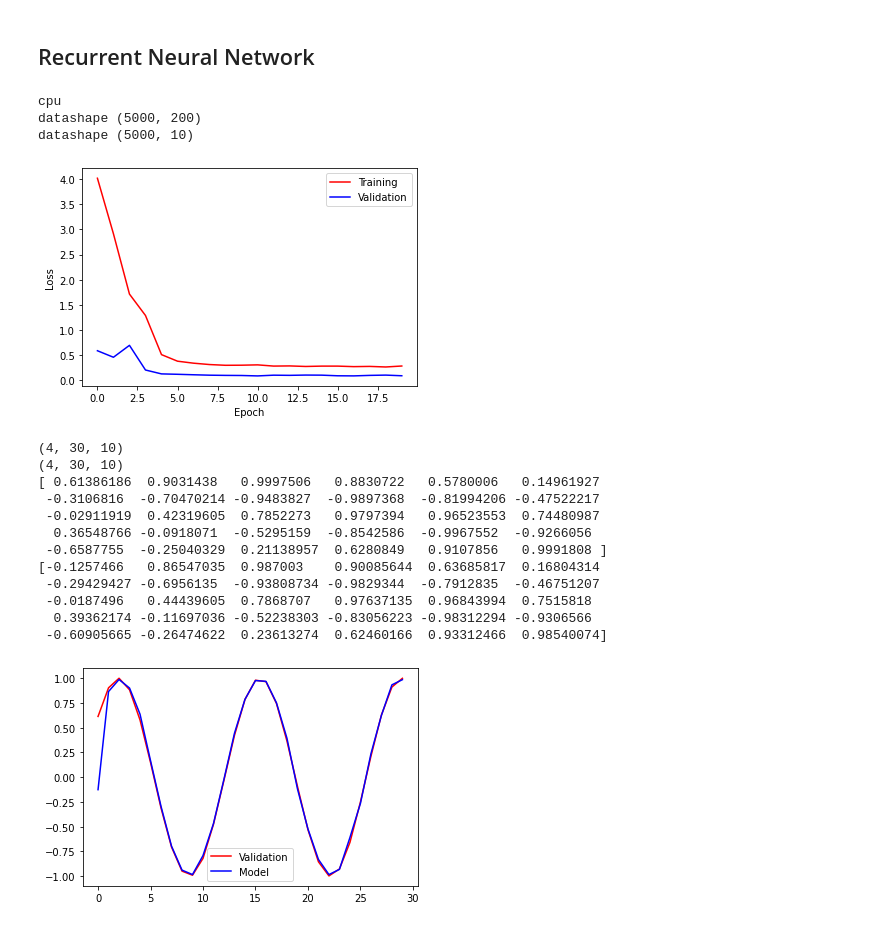
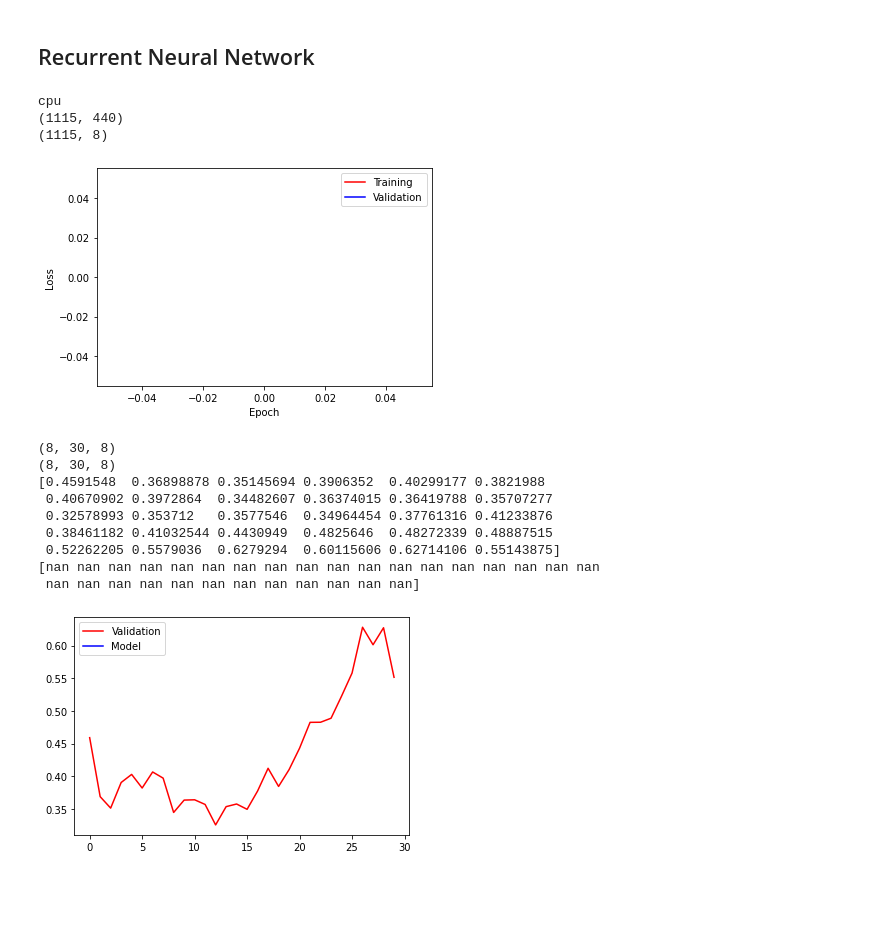
Before and after one commit to kevr35/PY580, a Jupyter notebook: RNN.ipynb, the cells around one changed output. Saved outputs shown, nothing was run; the diff lists cells and outputs as text; code cells hidden in the pictures; blank space fills up the shorter version.

Commit message:
converted data to npy and import to RNN

```diff
--- a/RNN.ipynb
+++ b/RNN.ipynb
@@ -121,17 +155,36 @@ class FinCryptoRNN(nn.Module):
 # y = np.random.rand(5000,10)
 
 # Generate sinusoidal data
-x = np.array([np.sin(np.linspace(0,10,5000)*233)])
-x = np.repeat(x, 200, axis=0)
-x = np.transpose(x)
+# x = np.array([np.sin(np.linspace(0,10,5000)*233)])
+# x = np.repeat(x, 200, axis=0)
+# x = np.transpose(x)
 
-y = np.array([np.cos(np.linspace(0,10,5000)*233)])
-y = np.repeat(y, 10, axis=0)
-y = np.transpose(y)
-print('datashape', x.shape)
-print('datashape', y.shape)
+# y = np.array([np.cos(np.linspace(0,10,5000)*233)])
+# y = np.repeat(y, 10, axis=0)
+# y = np.transpose(y)
+# print('datashape', x.shape)
+# print('datashape', y.shape)
 
-tx, ty, vx, vy = getwindows(x, y, 30, .80)
+# load stock-crypto npy data
+stocks = np.load("./stocks.npy")
+cryptos = np.load("./cryptos.npy")
+# Rescale each stock and crypto
+for i, c in enumerate(stocks):
+	c = c/np.max(c)
+	stocks[i] = c
+	break
+
+for i, c in enumerate(cryptos):
+	c = c/np.max(c)
+	cryptos[i] = c
+	break
+
+stocks = stocks.transpose()
+cryptos = cryptos.transpose()
+print(stocks.shape)
+print(cryptos.shape)
+
+tx, ty, vx, vy = getwindows(stocks, cryptos, 30, .80)
 
 traindataset = StockCryptoDataset(tx, ty)
 valdataset = StockCryptoDataset(vx, vy)
@@ -139,7 +192,7 @@ valdataset = StockCryptoDataset(vx, vy)
 trainloader = DataLoader(traindataset, batch_size=10, shuffle=True)
 valloader = DataLoader(valdataset, batch_size=10, shuffle=True)
 
-model = FinCryptoRNN(200, 10).float()
+model = FinCryptoRNN(n_companies=440, n_crypto=8).float()
 
 mseloss = nn.MSELoss().float()
 optimizer = optim.SGD(model.parameters(), lr=0.1, momentum=0.9)
@@ -167,49 +220,46 @@ for i in tqdm(range(NEPOCHS)):
 	for stock, crypto in valloader:
 		stock = stock.float()
 		crypto = crypto.float()
 		outputs = model(stock)
 		loss = mseloss(outputs, crypto)
 		loss_i += loss.item()
 	vlosses.append(loss_i)
 
 plt.figure()
 plt.plot(tlosses, 'r-', label='Training')
 plt.plot(vlosses, 'b-', label='Validation')
 plt.ylabel("Loss")
 plt.xlabel("Epoch")
 plt.legend()
 plt.show()
 
 crypto = crypto.numpy()
 outputs = outputs.detach().numpy()
 
 print(crypto.shape)
 print(outputs.shape)
 print(crypto[0,:,0])
 print(outputs[0,:,0])
 plt.figure()
 plt.plot(crypto[0,:,0], 'r-', label='Validation')
 plt.plot(outputs[0,:,0], 'b-', label='Model')
 plt.legend()
 plt.show()
 # %% [output]
 cpu
-datashape (5000, 200)
-datashape (5000, 10)
+(1115, 440)
+(1115, 8)
-[figure, old version]
+[figure, new version]
-(4, 30, 10)
-(4, 30, 10)
-[ 0.61386186  0.9031438   0.9997506   0.8830722   0.5780006   0.14961927
- -0.3106816  -0.70470214 -0.9483827  -0.9897368  -0.81994206 -0.47522217
- -0.02911919  0.42319605  0.7852273   0.9797394   0.96523553  0.74480987
-  0.36548766 -0.0918071  -0.5295159  -0.8542586  -0.9967552  -0.9266056
- -0.6587755  -0.25040329  0.21138957  0.6280849   0.9107856   0.9991808 ]
-[-0.1257466   0.86547035  0.987003    0.90085644  0.63685817  0.16804314
- -0.29429427 -0.6956135  -0.93808734 -0.9829344  -0.7912835  -0.46751207
- -0.0187496   0.44439605  0.7868707   0.97637135  0.96843994  0.7515818
-  0.39362174 -0.11697036 -0.52238303 -0.83056223 -0.98312294 -0.9306566
- -0.60905665 -0.26474622  0.23613274  0.62460166  0.93312466  0.98540074]
+(8, 30, 8)
+(8, 30, 8)
+[0.4591548  0.36898878 0.35145694 0.3906352  0.40299177 0.3821988
+ 0.40670902 0.3972864  0.34482607 0.36374015 0.36419788 0.35707277
+ 0.32578993 0.353712   0.3577546  0.34964454 0.37761316 0.41233876
+ 0.38461182 0.41032544 0.4430949  0.4825646  0.48272339 0.48887515
+ 0.52262205 0.5579036  0.6279294  0.60115606 0.62714106 0.55143875]
+[nan nan nan nan nan nan nan nan nan nan nan nan nan nan nan nan nan nan
+ nan nan nan nan nan nan nan nan nan nan nan nan]
-[figure, old version]
+[figure, new version]
 # %%
 for i in range(4):
 	plt.figure()
```
Also changed, not shown: parts of 2 cells of this notebook, 4 other files.
